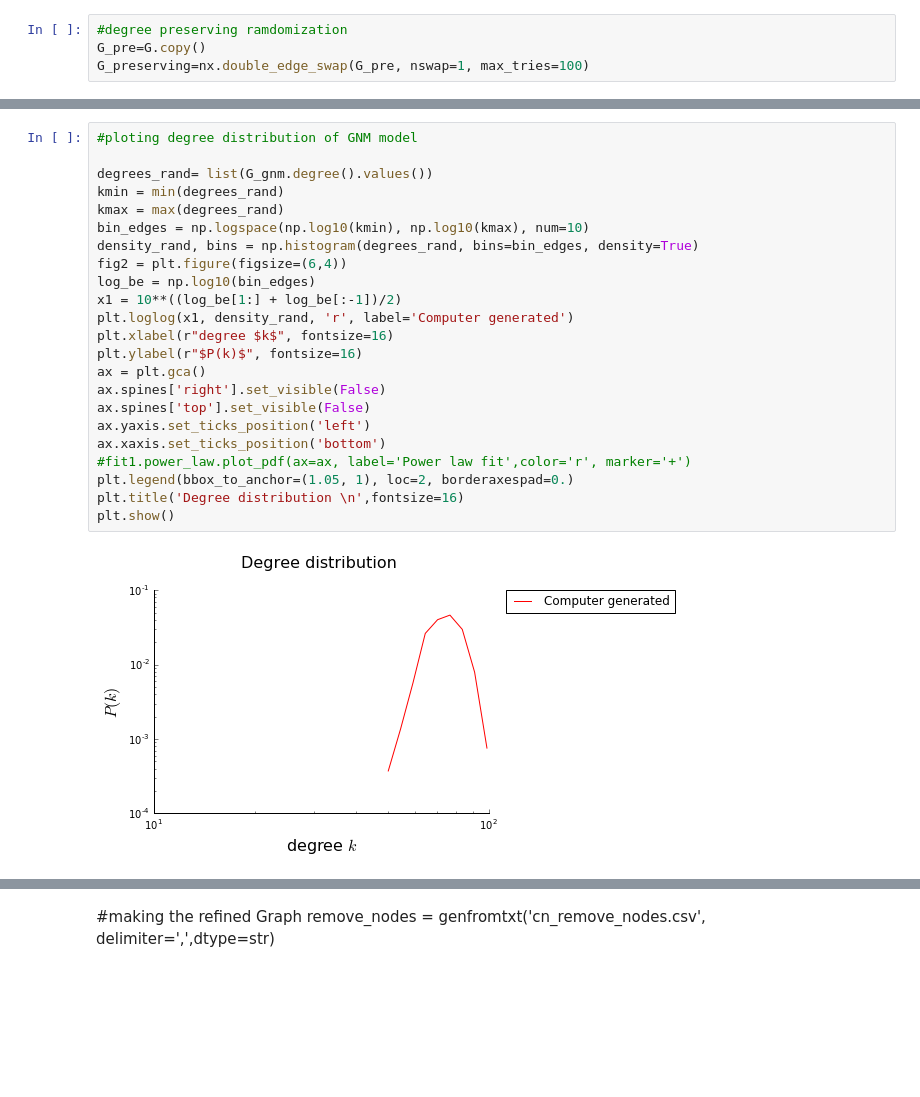
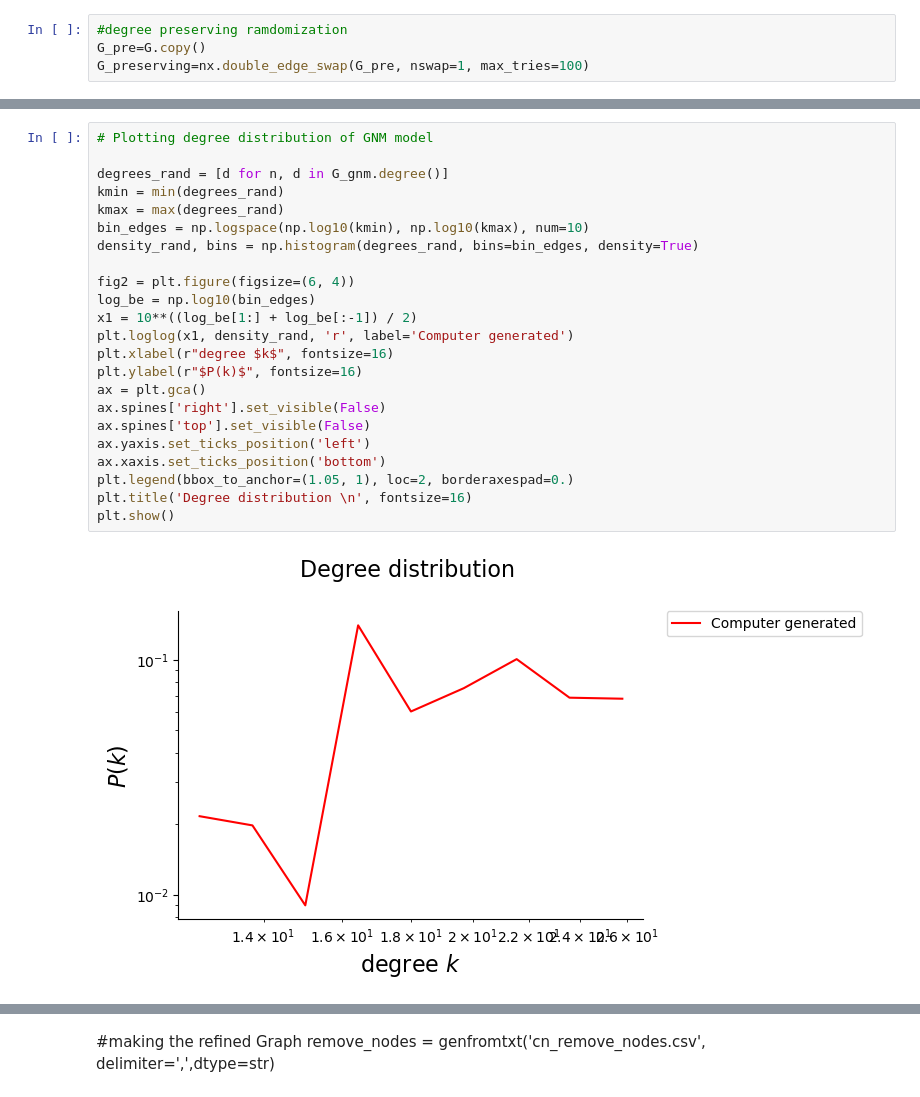
Before and after one commit to sharma-bharat/networkutk, a Jupyter notebook: cnproj_dec3_finalizing.ipynb, the cells around one changed output, grey strips where cells are left out. Saved outputs shown, nothing was run; the diff lists cells and outputs as text; blank space fills up the shorter version.

```diff
--- a/cnproj_dec3_finalizing.ipynb
+++ b/cnproj_dec3_finalizing.ipynb
@@ -224,28 +511,28 @@ plt.legend()
 # %%
-#ploting degree distribution of GNM model
+# Plotting degree distribution of GNM model
 
-degrees_rand= list(G_gnm.degree().values())
+degrees_rand = [d for n, d in G_gnm.degree()]
 kmin = min(degrees_rand)
 kmax = max(degrees_rand)
 bin_edges = np.logspace(np.log10(kmin), np.log10(kmax), num=10)
 density_rand, bins = np.histogram(degrees_rand, bins=bin_edges, density=True)
-fig2 = plt.figure(figsize=(6,4))
+
+fig2 = plt.figure(figsize=(6, 4))
 log_be = np.log10(bin_edges)
-x1 = 10**((log_be[1:] + log_be[:-1])/2)
+x1 = 10**((log_be[1:] + log_be[:-1]) / 2)
 plt.loglog(x1, density_rand, 'r', label='Computer generated')
 plt.xlabel(r"degree $k$", fontsize=16)
 plt.ylabel(r"$P(k)$", fontsize=16)
 ax = plt.gca()
 ax.spines['right'].set_visible(False)
 ax.spines['top'].set_visible(False)
 ax.yaxis.set_ticks_position('left')
 ax.xaxis.set_ticks_position('bottom')
-#fit1.power_law.plot_pdf(ax=ax, label='Power law fit',color='r', marker='+')
 plt.legend(bbox_to_anchor=(1.05, 1), loc=2, borderaxespad=0.)
-plt.title('Degree distribution \n',fontsize=16)
+plt.title('Degree distribution \n', fontsize=16)
 plt.show()
 # %% [output]
-[figure, old version]
+[figure, new version]
 # %%
 degrees_rand= list(G_gnm.degree().values())
 kmin = min(degrees_rand)
```
Also changed, not shown: parts of 38 cells of this notebook, 2 other files.
